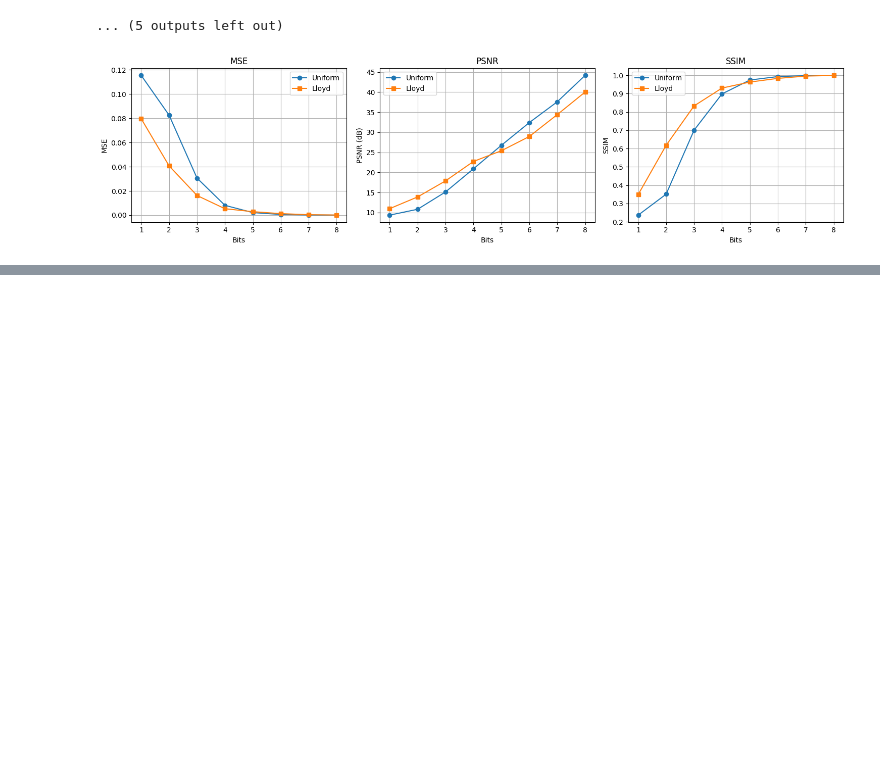
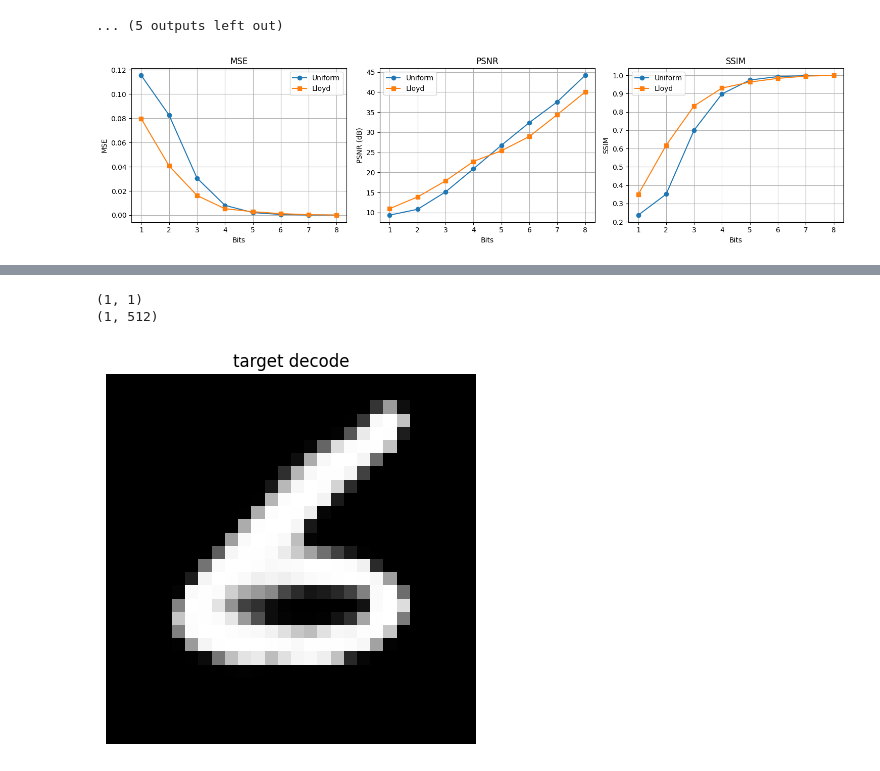
Before and after one commit to cora0526/LatentSemCom, a Jupyter notebook: test.ipynb, the cells around one changed output, grey strips where cells are left out. Drawn from its saved outputs; the diff is of its cells as text; code cells hidden in the pictures; blank space fills up the shorter version.

```diff
--- a/test.ipynb
+++ b/test.ipynb
@@ -479,0 +502,55 @@ for i in range(2):
+# %%
+bits = 8
+pre = loadmat("./save_data/clean.mat")
+tar = loadmat("./save_data/target.mat")
+
+pre_bits = pre["bits"]
+tar_bits = tar["bits"]
+
+print(pre_bits.shape)
+print(tar_bits.shape)
+
+# pre_arr = bits_to_array(
+#             pre_bits,
+#             bit_width=bits
+#         )
+# pre_deq = dequantization(pre_arr, bits)
+
+tar_arr = bits_to_array(
+            tar_bits,
+            bit_width=bits
+        )
+tar_deq = dequantization(tar_arr, bits)
+# %% [output]
+(1, 1)
+(1, 512)
+# %%
+# ===== numpy / torch 處理 =====
+# if not torch.is_tensor(pre_deq):
+#     pre_deq = torch.tensor(pre_deq, dtype=torch.float32)
+
+if not torch.is_tensor(tar_deq):
+    tar_deq = torch.tensor(tar_deq, dtype=torch.float32)
+
+# ===== reshape latent =====
+# pre_z = pre_deq.view(1, z_dim, 1, 1).to(device)
+tar_z = tar_deq.view(1, z_dim, 1, 1).to(device)
+
+# ===== decode by generator =====
+with torch.no_grad():
+    # pre_img = G(pre_z)
+    tar_img = G(tar_z)
+# %%
+# plt.figure()
+# plt.imshow(pre_img[0,0].detach().cpu(), cmap="gray")
+# plt.title("prediction decode")
+# plt.axis("off")
+
+plt.figure()
+plt.imshow(tar_img[0,0].detach().cpu(), cmap="gray")
+plt.title("target decode")
+plt.axis("off")
+
+plt.show()
+# %% [output]
+[figure, added]
```
Also changed, not shown: parts of 2 cells of this notebook, 6 other files.
